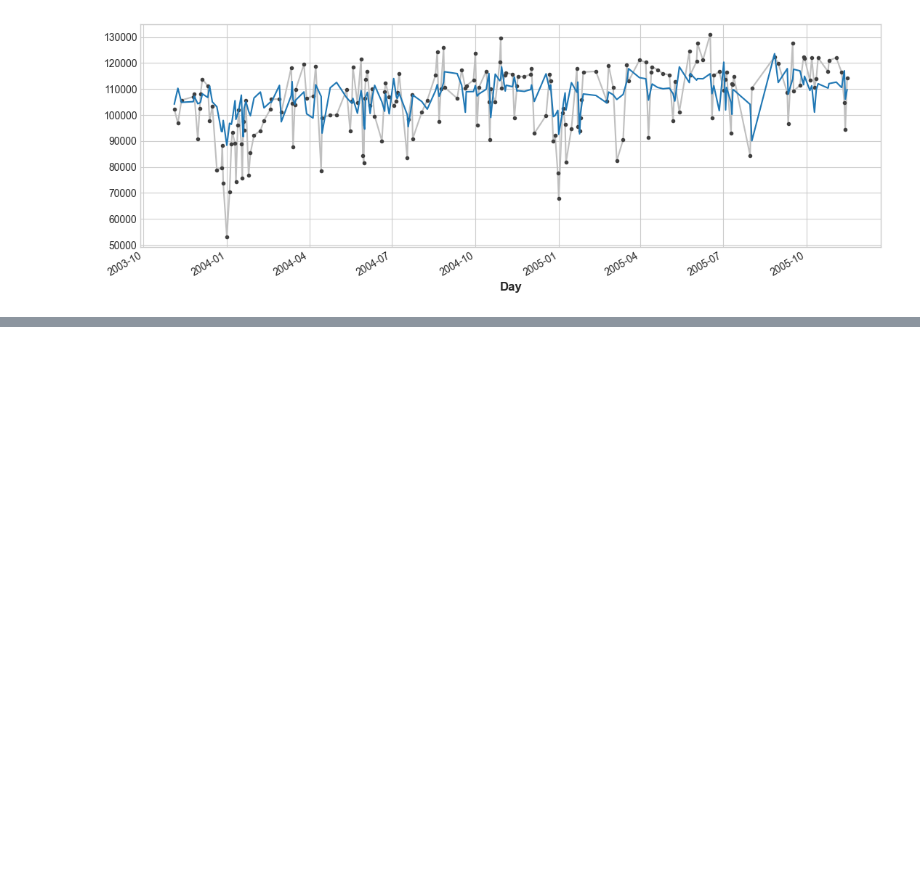
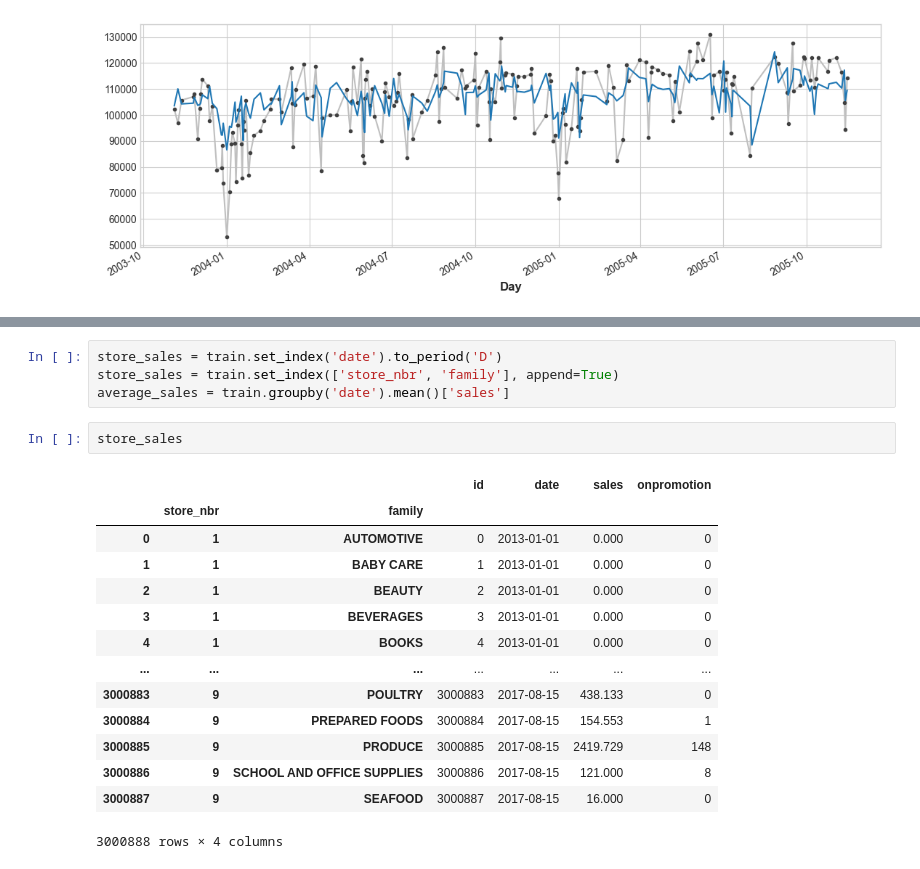
Before and after one commit to Medoci/Medoci, a Jupyter notebook: notebooks/Kaggle_Time_Series_Forecasting.ipynb, the cells around one changed output, grey strips where cells are left out. Saved outputs shown, nothing was run; the diff lists cells and outputs as text; blank space fills up the shorter version.

```diff
--- a/notebooks/Kaggle_Time_Series_Forecasting.ipynb
+++ b/notebooks/Kaggle_Time_Series_Forecasting.ipynb
@@ -263,0 +325,21 @@ train.describe().T.style.background_gradient(cmap= 'cividis')
+# %%
+store_sales = train.set_index('date').to_period('D')
+store_sales = train.set_index(['store_nbr', 'family'], append=True)
+average_sales = train.groupby('date').mean()['sales']
+# %%
+store_sales
+# %% [output]
+|  |  |  | id | date | sales | onpromotion |
+|  | store_nbr | family |  |  |  |  |
+| 0 | 1 | AUTOMOTIVE | 0 | 2013-01-01 | 0.000 | 0 |
+| 1 | 1 | BABY CARE | 1 | 2013-01-01 | 0.000 | 0 |
+| 2 | 1 | BEAUTY | 2 | 2013-01-01 | 0.000 | 0 |
+| 3 | 1 | BEVERAGES | 3 | 2013-01-01 | 0.000 | 0 |
+| 4 | 1 | BOOKS | 4 | 2013-01-01 | 0.000 | 0 |
+| ... | ... | ... | ... | ... | ... | ... |
+| 3000883 | 9 | POULTRY | 3000883 | 2017-08-15 | 438.133 | 0 |
+| 3000884 | 9 | PREPARED FOODS | 3000884 | 2017-08-15 | 154.553 | 1 |
+| 3000885 | 9 | PRODUCE | 3000885 | 2017-08-15 | 2419.729 | 148 |
+| 3000886 | 9 | SCHOOL AND OFFICE SUPPLIES | 3000886 | 2017-08-15 | 121.000 | 8 |
+| 3000887 | 9 | SEAFOOD | 3000887 | 2017-08-15 | 16.000 | 0 |
+3000888 rows × 4 columns
```
Also changed, not shown: parts of 20 cells of this notebook.
